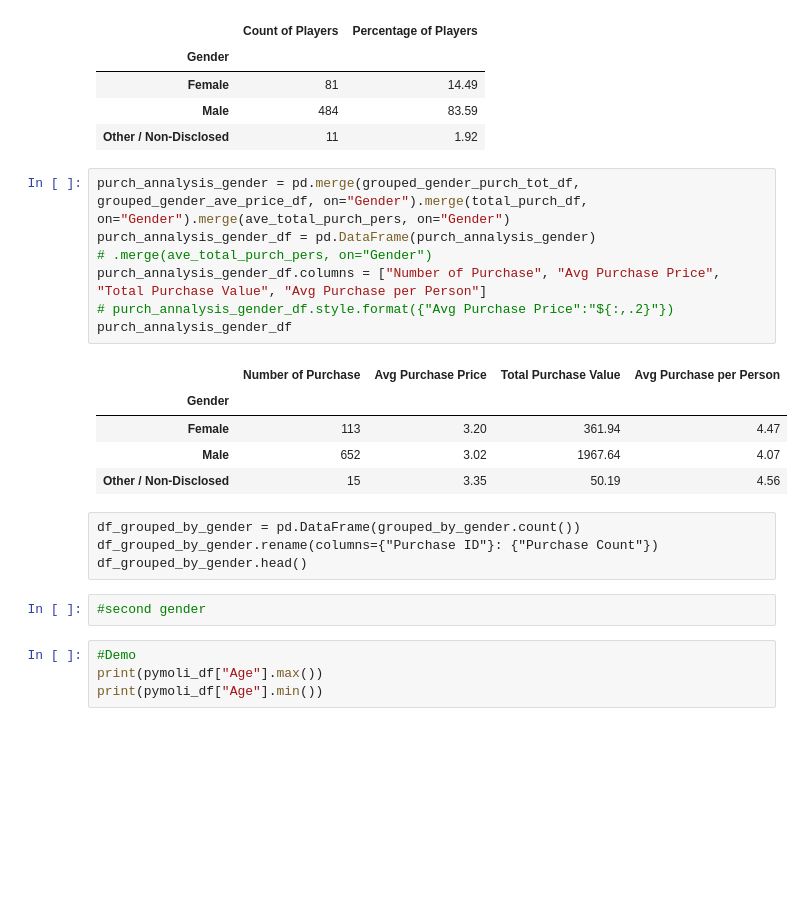
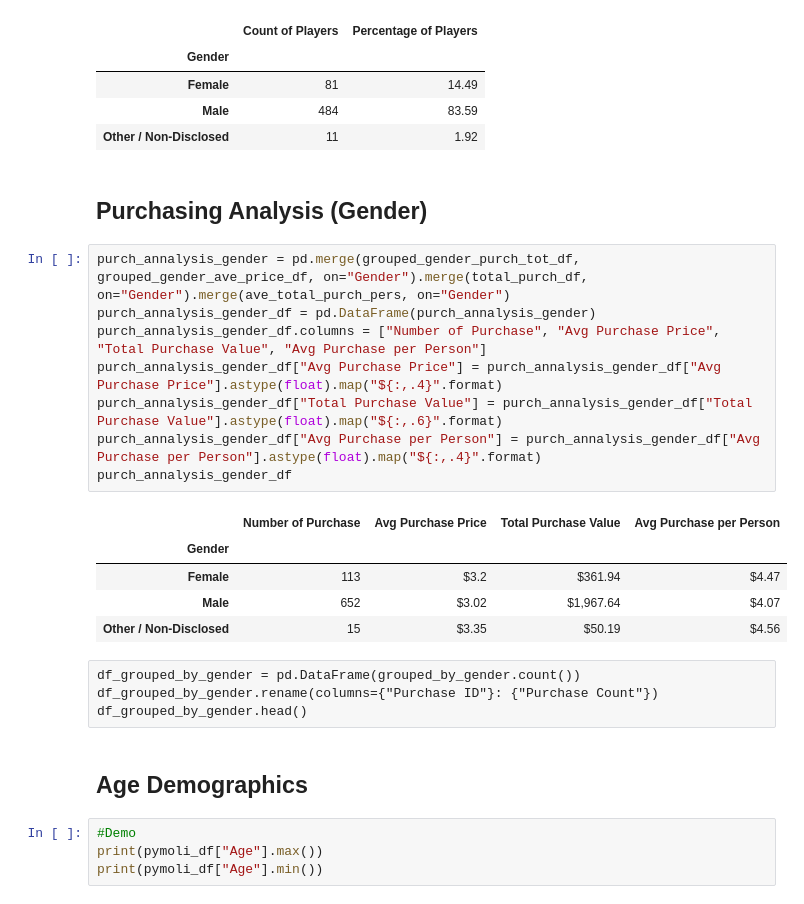
Before and after one commit to Freguenet/Pandas_Challenge, a Jupyter notebook: Heroes_of_pymoli.ipynb, the cells around one changed output. Cells and saved outputs as stored; diff of their text form; blank space fills up the shorter version.

```diff
--- a/Heroes_of_pymoli.ipynb
+++ b/Heroes_of_pymoli.ipynb
@@ -63,25 +70,28 @@ merged_gender_df
 | Female | 81 | 14.49 |
 | Male | 484 | 83.59 |
 | Other / Non-Disclosed | 11 | 1.92 |
+# %% [markdown]
+## Purchasing Analysis (Gender)
 # %%
 purch_annalysis_gender = pd.merge(grouped_gender_purch_tot_df, grouped_gender_ave_price_df, on="Gender").merge(total_purch_df, on="Gender").merge(ave_total_purch_pers, on="Gender")
 purch_annalysis_gender_df = pd.DataFrame(purch_annalysis_gender)
-# .merge(ave_total_purch_pers, on="Gender")
 purch_annalysis_gender_df.columns = ["Number of Purchase", "Avg Purchase Price", "Total Purchase Value", "Avg Purchase per Person"]
-# purch_annalysis_gender_df.style.format({"Avg Purchase Price":"${:,.2}"})
+purch_annalysis_gender_df["Avg Purchase Price"] = purch_annalysis_gender_df["Avg Purchase Price"].astype(float).map("${:,.4}".format)
+purch_annalysis_gender_df["Total Purchase Value"] = purch_annalysis_gender_df["Total Purchase Value"].astype(float).map("${:,.6}".format)
+purch_annalysis_gender_df["Avg Purchase per Person"] = purch_annalysis_gender_df["Avg Purchase per Person"].astype(float).map("${:,.4}".format)
 purch_annalysis_gender_df
 # %% [output]
 |  | Number of Purchase | Avg Purchase Price | Total Purchase Value | Avg Purchase per Person |
 | Gender |  |  |  |  |
-| Female | 113 | 3.20 | 361.94 | 4.47 |
-| Male | 652 | 3.02 | 1967.64 | 4.07 |
-| Other / Non-Disclosed | 15 | 3.35 | 50.19 | 4.56 |
+| Female | 113 | $3.2 | $361.94 | $4.47 |
+| Male | 652 | $3.02 | $1,967.64 | $4.07 |
+| Other / Non-Disclosed | 15 | $3.35 | $50.19 | $4.56 |
 # %% [raw]
 df_grouped_by_gender = pd.DataFrame(grouped_by_gender.count())
 df_grouped_by_gender.rename(columns={"Purchase ID"}: {"Purchase Count"})
 df_grouped_by_gender.head()
-# %%
-#second gender
+# %% [markdown]
+##  Age Demographics
 # %%
 #Demo
 print(pymoli_df["Age"].max())
```
Also changed, not shown: parts of 16 cells of this notebook.
